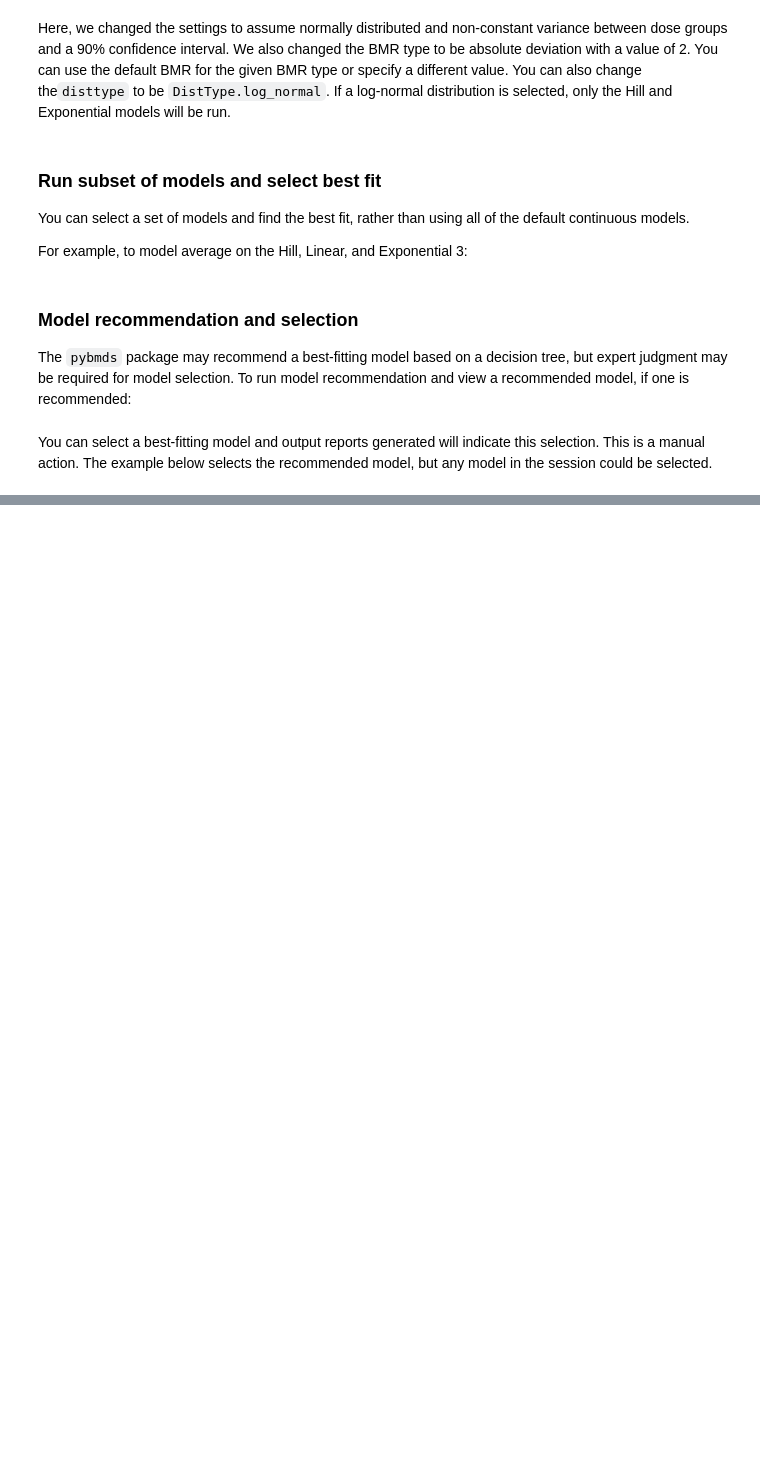
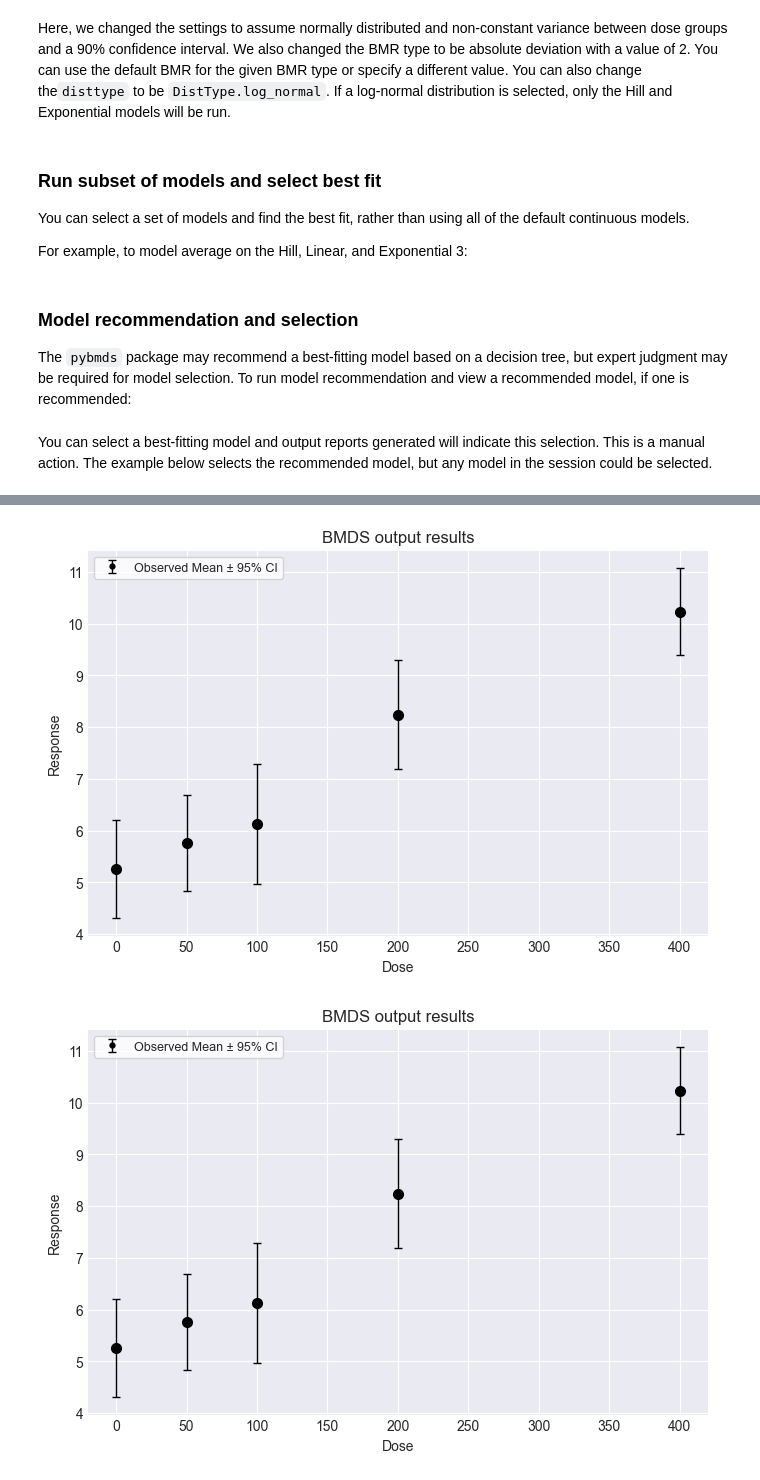
Before and after one commit to USEPA/BMDS, a Jupyter notebook: docs/source/recipes/continuous.ipynb, the cells around one changed output, grey strips where cells are left out. Saved outputs shown, nothing was run; the diff lists cells and outputs as text; code cells hidden in the pictures; blank space fills up the shorter version.

```diff
--- a/docs/source/recipes/continuous.ipynb
+++ b/docs/source/recipes/continuous.ipynb
@@ -247,0 +394,13 @@ session.select(model=session.recommended_model, notes="Lowest AIC; recommended m
+# %%
+from pybmds.datasets.continuous import ContinuousDataset
+
+dataset4 = pybmds.ContinuousDataset(
+    doses=[0, 50, 100, 200, 400],
+    ns=[20, 20, 20, 20, 20],
+    means=[5.26, 5.76, 6.13, 8.24, 10.23],
+    stdevs=[2.03, 1.97, 2.47, 2.24, 1.8],
+)
+dataset4.plot()
+# %% [output]
+[figure, added]
+[figure, added]
```
Also changed, not shown: parts of 14 cells of this notebook, 6 other files.
